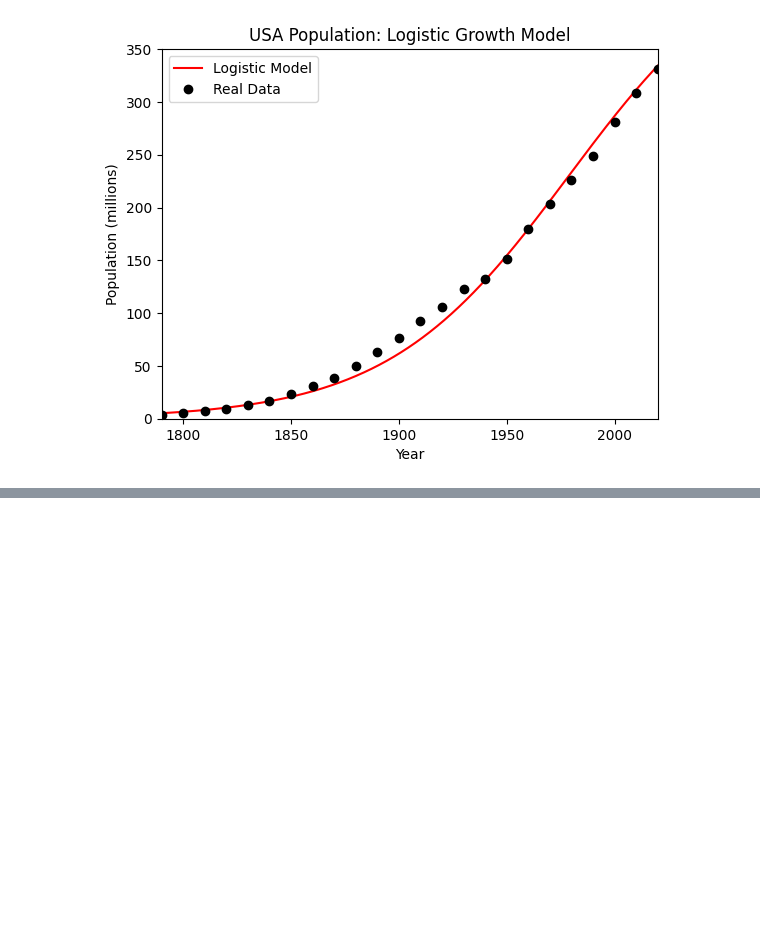
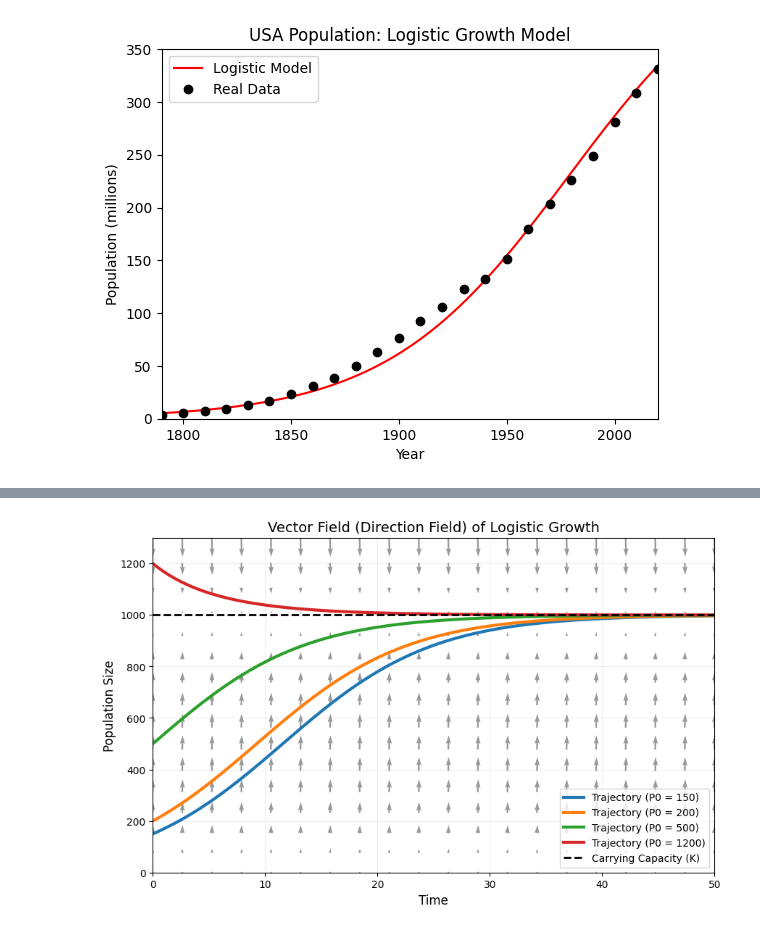
Before and after one commit to vaclav-petrak/modeling, a Jupyter notebook: lesson_1/notebooks/lesson_1_section_3.ipynb, the cells around one changed output, grey strips where cells are left out. Cells and saved outputs as stored; diff of their text form; code cells hidden in the pictures; blank space fills up the shorter version.

```diff
--- a/lesson_1/notebooks/lesson_1_section_3.ipynb
+++ b/lesson_1/notebooks/lesson_1_section_3.ipynb
@@ -164,0 +177,47 @@ plt.show()
+# %%
+import numpy as np
+import matplotlib.pyplot as plt
+
+# Base Parameters
+r = 0.15         # Intrinsic growth rate
+K = 1000         # Carrying capacity
+P0_list = [150, 200, 500, 1200]
+
+# 1. Create a grid of Time (t) and Population (P) values
+t_vals = np.linspace(0, 50, 20)
+P_vals = np.linspace(0, 1600, 20)
+T, P = np.meshgrid(t_vals, P_vals)
+
+# 2. Calculate the direction of the "flow" at each point on the grid
+# U is the change in time (which moves steadily forward, so we use 1)
+# V is the change in population (dP/dt), calculated using the logistic equation
+U = np.ones_like(T)
+V = r * P * (1 - P / K)
+
+# We will color the arrows based on how fast the population is changing
+growth_speed = np.abs(V)
+
+# 3. Plot the vector field
+plt.figure(figsize=(10, 6))
+# 'coolwarm' goes from blue (low) to red (high)
+Q = plt.quiver(T, P, U, V, color='black', pivot='mid', alpha=0.4)
+
+# 4. Overlay a few specific population trajectories to see how they follow the arrows
+t_line = np.linspace(0, 50, 100)
+for P0 in P0_list:
+    # Using the analytical solution formula
+    P_line = K / (1 + ((K - P0) / P0) * np.exp(-r * t_line))
+    plt.plot(t_line, P_line, linewidth=3, label=f'Trajectory (P0 = {P0})')
+
+# 5. Formatting the plot
+plt.axhline(K, color='black', linestyle='--', linewidth=2, label='Carrying Capacity (K)')
+plt.title("Vector Field (Direction Field) of Logistic Growth", fontsize=14)
+plt.xlabel("Time", fontsize=12)
+plt.ylabel("Population Size", fontsize=12)
+plt.xlim(0, 50)
+plt.ylim(0, 1300)
+plt.legend(loc='lower right')
+plt.grid(True, alpha=0.2)
+plt.show()
+# %% [output]
+[figure, added]
```
Also changed, not shown: parts of 4 cells of this notebook, 4 other files.
